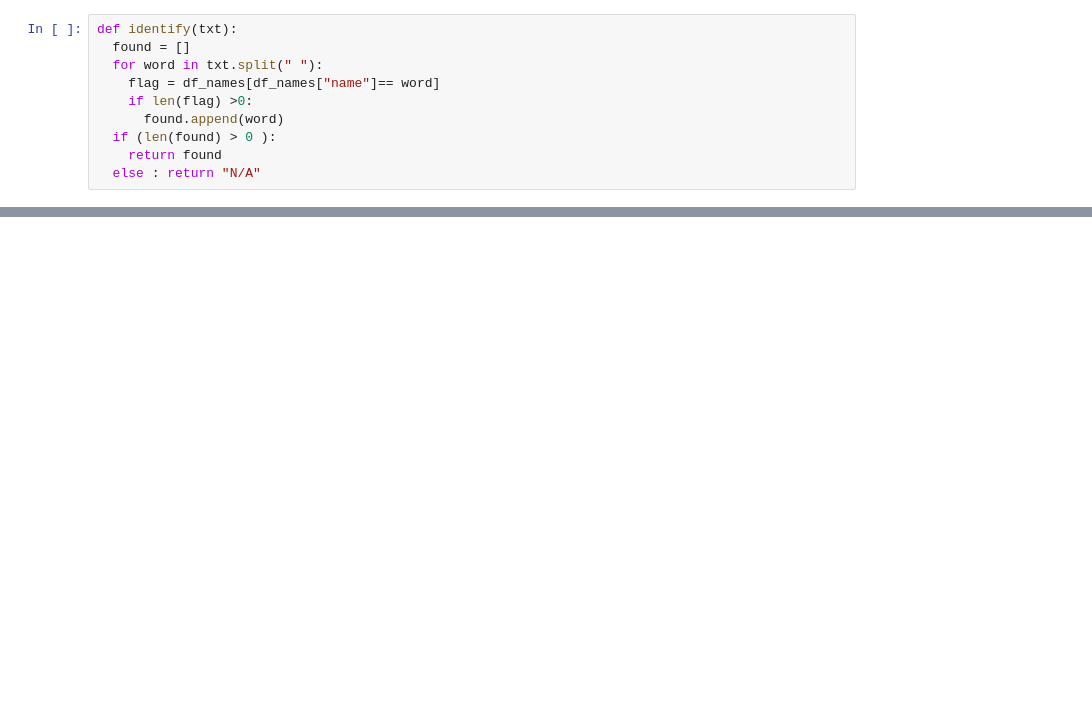
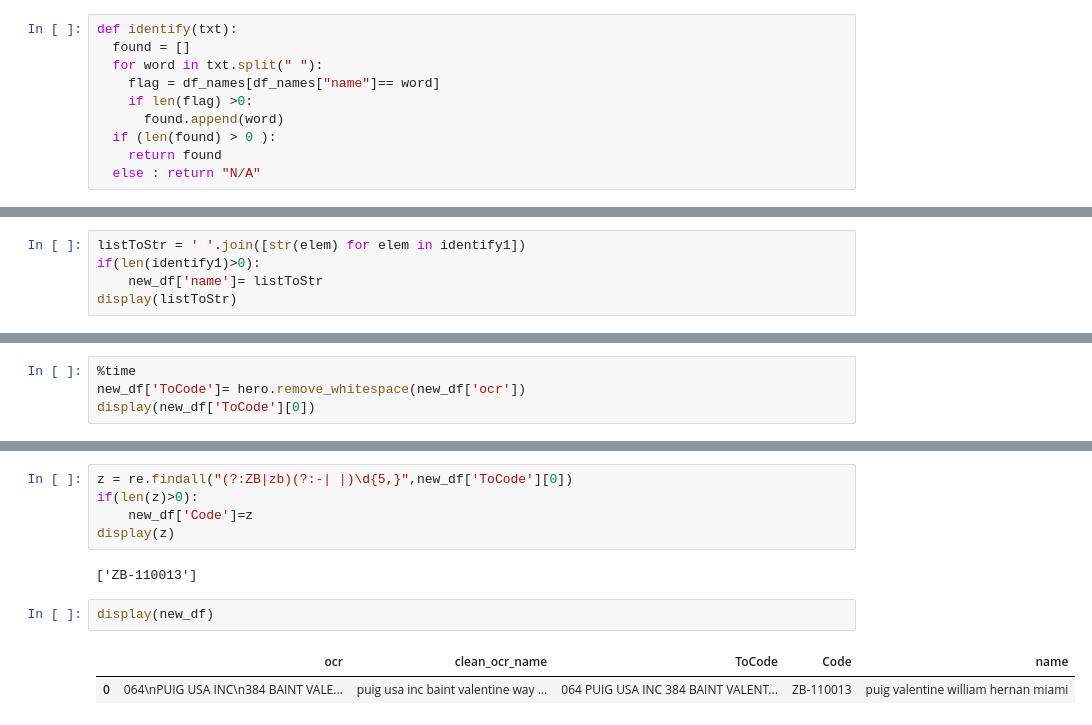
Before and after one commit to sebastianvz/OcrStringToName, a Jupyter notebook: Meka_OCR.ipynb, the cells around one changed output, grey strips where cells are left out. Saved outputs shown, nothing was run; the diff lists cells and outputs as text; blank space fills up the shorter version.

```diff
--- a/Meka_OCR.ipynb
+++ b/Meka_OCR.ipynb
@@ -212,0 +141,5 @@ len(flag)
+# %%
+listToStr = ' '.join([str(elem) for elem in identify1])
+if(len(identify1)>0):
+    new_df['name']= listToStr
+display(listToStr)
@@ -212,0 +150,4 @@ len(flag)
+# %%
+%time
+new_df['ToCode']= hero.remove_whitespace(new_df['ocr'])
+display(new_df['ToCode'][0])
@@ -212,0 +158,12 @@ len(flag)
+# %%
+z = re.findall("(?:ZB|zb)(?:-| |)\d{5,}",new_df['ToCode'][0])
+if(len(z)>0):
+    new_df['Code']=z
+display(z)
+# %% [output]
+['ZB-110013']
+# %%
+display(new_df)
+# %% [output]
+|  | ocr | clean_ocr_name | ToCode | Code | name |
+| 0 | 064\nPUIG USA INC\n384 BAINT VALE... | puig usa inc baint valentine way ... | 064 PUIG USA INC 384 BAINT VALENT... | ZB-110013 | puig valentine william hernan miami |
```
Also changed, not shown: parts of 13 cells of this notebook.
